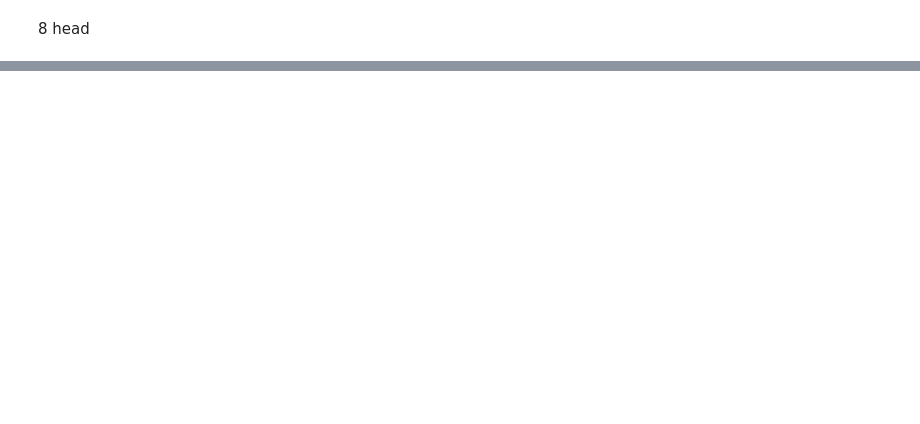
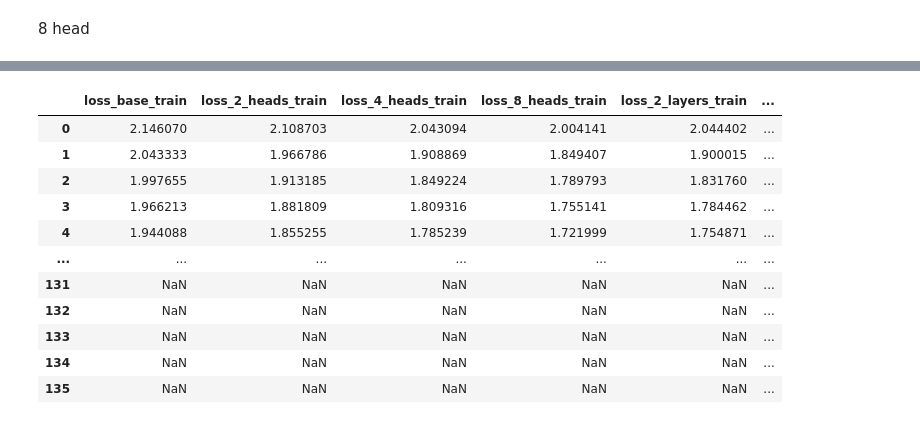
Before and after one commit to JunsooJung/CUB_NNDL_Final, a Jupyter notebook: Deep_Learning_Final_Prototype.ipynb, the cells around one changed output, grey strips where cells are left out. Drawn from its saved outputs; the diff is of its cells as text; code cells hidden in the pictures; blank space fills up the shorter version.

```diff
--- a/Deep_Learning_Final_Prototype.ipynb
+++ b/Deep_Learning_Final_Prototype.ipynb
@@ -570,0 +736,81 @@ Epoch 12
+# %%
+from itertools import zip_longest
+column_names = ['loss_base_train',
+                'loss_2_heads_train',
+                'loss_4_heads_train',
+                'loss_8_heads_train',
+                'loss_2_layers_train',
+                'loss_4_layers_train',
+                'loss_8_layers_train',
+                'acc_base_train',
+                'acc_2_heads_train',
+                'acc_4_heads_train',
+                'acc_8_heads_train',
+                'acc_2_layers_train',
+                'acc_4_layers_train',
+                'acc_8_layers_train',
+                #test
+                'loss_base_test',
+                'loss_2_heads_test',
+                'loss_4_heads_test',
+                'loss_8_heads_test',
+                'loss_2_layers_test',
+                'loss_4_layers_test',
+                'loss_8_layers_test',
+                'acc_base_test',
+                'acc_2_heads_test',
+                'acc_4_heads_test',
+                'acc_8_heads_test',
+                'acc_2_layers_test',
+                'acc_4_layers_test',
+                'acc_8_layers_test'
+]
+
+
+raw_data = [loss_scores_train,
+            loss_scores_train_multihead_2,
+            loss_scores_train_multihead_4,
+            loss_scores_train_multihead_8,
+            loss_scores_train_multilayer_2,
+            loss_scores_train_multilayer_4,
+            loss_scores_train_multilayer_8,
+            accuracy_scores_train,
+            accuracy_scores_train_multihead_2,
+            accuracy_scores_train_multihead_4,
+            accuracy_scores_train_multihead_8,
+            accuracy_scores_train_multilayer_2,
+            accuracy_scores_train_multilayer_4,
+            accuracy_scores_train_multilayer_8,
+            #test
+            loss_scores_test,
+            loss_scores_test_multihead_2,
+            loss_scores_test_multihead_4,
+            loss_scores_test_multihead_8,
+            loss_scores_test_multilayer_2,
+            loss_scores_test_multilayer_4,
+            loss_scores_test_multilayer_8,
+            accuracy_scores_test,
+            accuracy_scores_test_multihead_2,
+            accuracy_scores_test_multihead_4,
+            accuracy_scores_test_multihead_8,
+            accuracy_scores_test_multilayer_2,
+            accuracy_scores_test_multilayer_4,
+            accuracy_scores_test_multilayer_8,
+]
+
+
+vit_results_df = pd.DataFrame(list(zip_longest(*raw_data)), columns = column_names)
+vit_results_df
+# %% [output]
+|  | loss_base_train | loss_2_heads_train | loss_4_heads_train | loss_8_heads_train | loss_2_layers_train | ... |
+| 0 | 2.146070 | 2.108703 | 2.043094 | 2.004141 | 2.044402 | ... |
+| 1 | 2.043333 | 1.966786 | 1.908869 | 1.849407 | 1.900015 | ... |
+| 2 | 1.997655 | 1.913185 | 1.849224 | 1.789793 | 1.831760 | ... |
+| 3 | 1.966213 | 1.881809 | 1.809316 | 1.755141 | 1.784462 | ... |
+| 4 | 1.944088 | 1.855255 | 1.785239 | 1.721999 | 1.754871 | ... |
+| ... | ... | ... | ... | ... | ... | ... |
+| 131 | NaN | NaN | NaN | NaN | NaN | ... |
+| 132 | NaN | NaN | NaN | NaN | NaN | ... |
+| 133 | NaN | NaN | NaN | NaN | NaN | ... |
+| 134 | NaN | NaN | NaN | NaN | NaN | ... |
+| 135 | NaN | NaN | NaN | NaN | NaN | ... |
```
Also changed, not shown: parts of 23 cells of this notebook.
